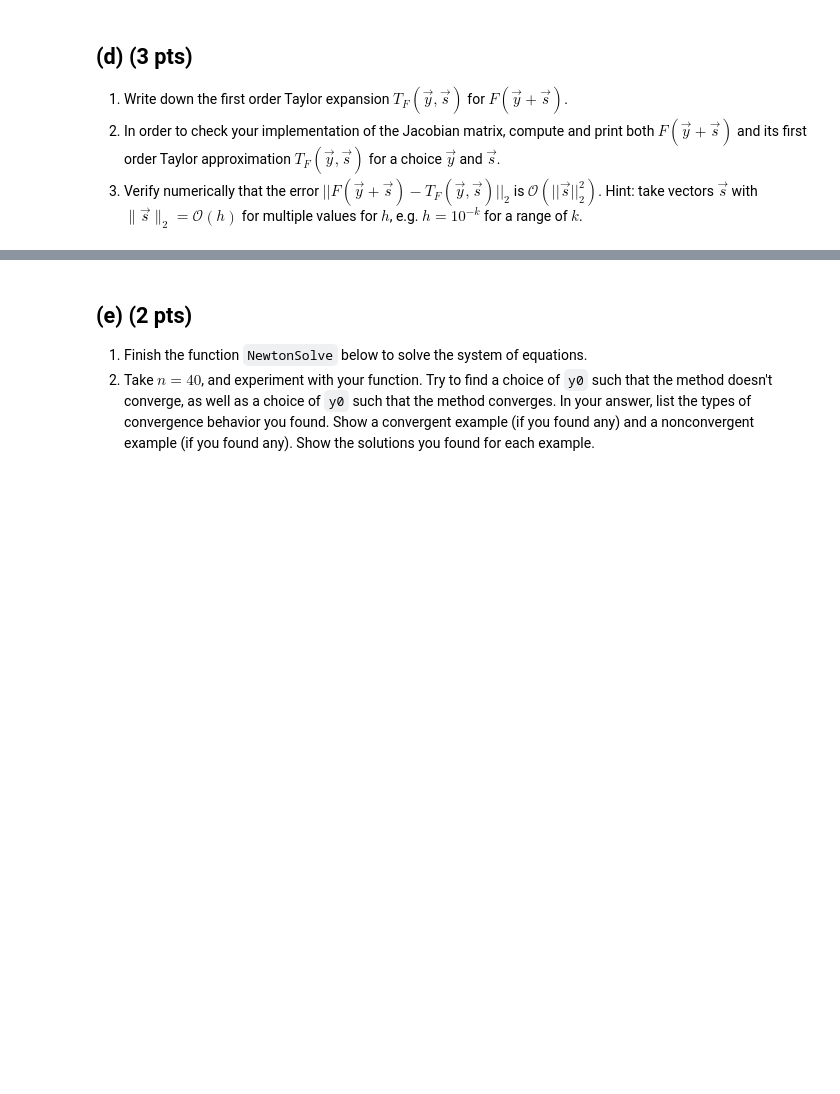
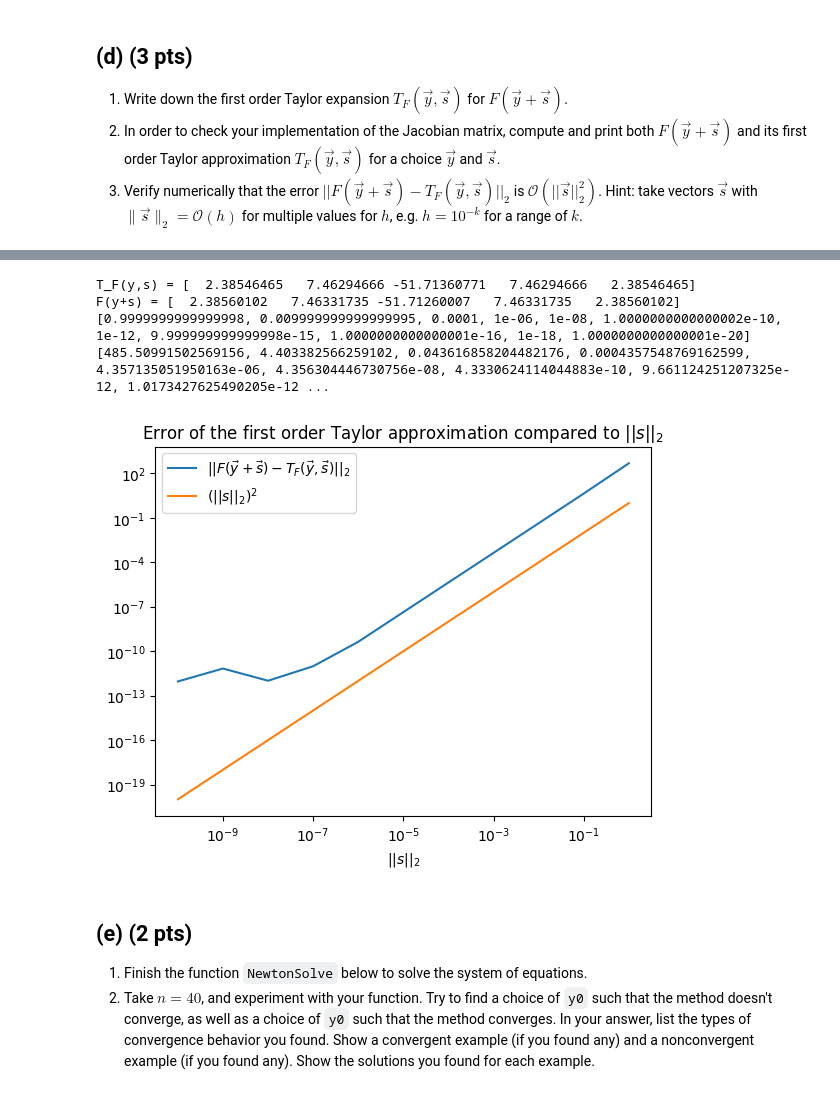
Before and after one commit to koenweverink/numericalAlgorithms, a Jupyter notebook: hw4_2023.ipynb, the cells around one changed output, grey strips where cells are left out. Drawn from its saved outputs; the diff is of its cells as text; code cells hidden in the pictures; blank space fills up the shorter version.

```diff
--- a/hw4_2023.ipynb
+++ b/hw4_2023.ipynb
@@ -187,7 +224,50 @@ YOUR ANSWER HERE
 # %%
 # Subquestions 2 and 3.
 
-# YOUR CODE HERE
+# Subquestions 2
+def T_F(y,s):
+    return F(y) + JacobianF(y).dot(s)
+
+# Veryify with a choice of y and s
+y = np.array([1,2,3,2,1])
+s = np.array([0.01,0.01,0.01,0.01,0.01])
+print(f"T_F(y,s) = {T_F(y,s)}")
+print(f"F(y+s) = {F(y+s)}")
+
+# 3
+n = 10 # length of s and y
+y = np.array(range(0,n))
+s = np.ones(n)
+s_norm = np.linalg.norm(s)
+
+error_list = []
+norm_s_list = []
+h_list = []
+
+for k in range(0,11):
+    h = 10**(-k)
+    # create s with the right norm
+    new_s = h/s_norm * s
+
+    h_list.append(h)
+    norm_s_list.append(np.linalg.norm(new_s)**2)
+    error_list.append(np.linalg.norm(F(y+new_s) - T_F(y,new_s)))
+
+print(norm_s_list)
+print(error_list)
+
+plt.loglog(h_list, error_list, label = '$|| F(\\vec y +\\vec s) - T_F(\\vec y,\\vec s)||_2$')
+plt.loglog(h_list, norm_s_list, label = '$(||s||_2)^2$')
+plt.xlabel('$||s||_2$')
+plt.title('Error of the first order Taylor approximation compared to $||s||_2$')
+plt.legend()
+plt.show()
+# %% [output]
+T_F(y,s) = [  2.38546465   7.46294666 -51.71360771   7.46294666   2.38546465]
+F(y+s) = [  2.38560102   7.46331735 -51.71260007   7.46331735   2.38560102]
+[0.9999999999999998, 0.009999999999999995, 0.0001, 1e-06, 1e-08, 1.0000000000000002e-10, 1e-12, 9.999999999999998e-15, 1.0000000000000001e-16, 1e-18, 1.0000000000000001e-20]
+[485.50991502569156, 4.403382566259102, 0.043616858204482176, 0.0004357548769162599, 4.357135051950163e-06, 4.356304446730756e-08, 4.3330624114044883e-10, 9.661124251207325e-12, 1.0173427625490205e-12 ...
+[figure, added]
 # %% [markdown]
 ## (e) (2 pts)
 1. Finish the function `NewtonSolve` below to solve the system of equations.
```
Also changed, not shown: parts of 5 cells of this notebook, 3 other files.
